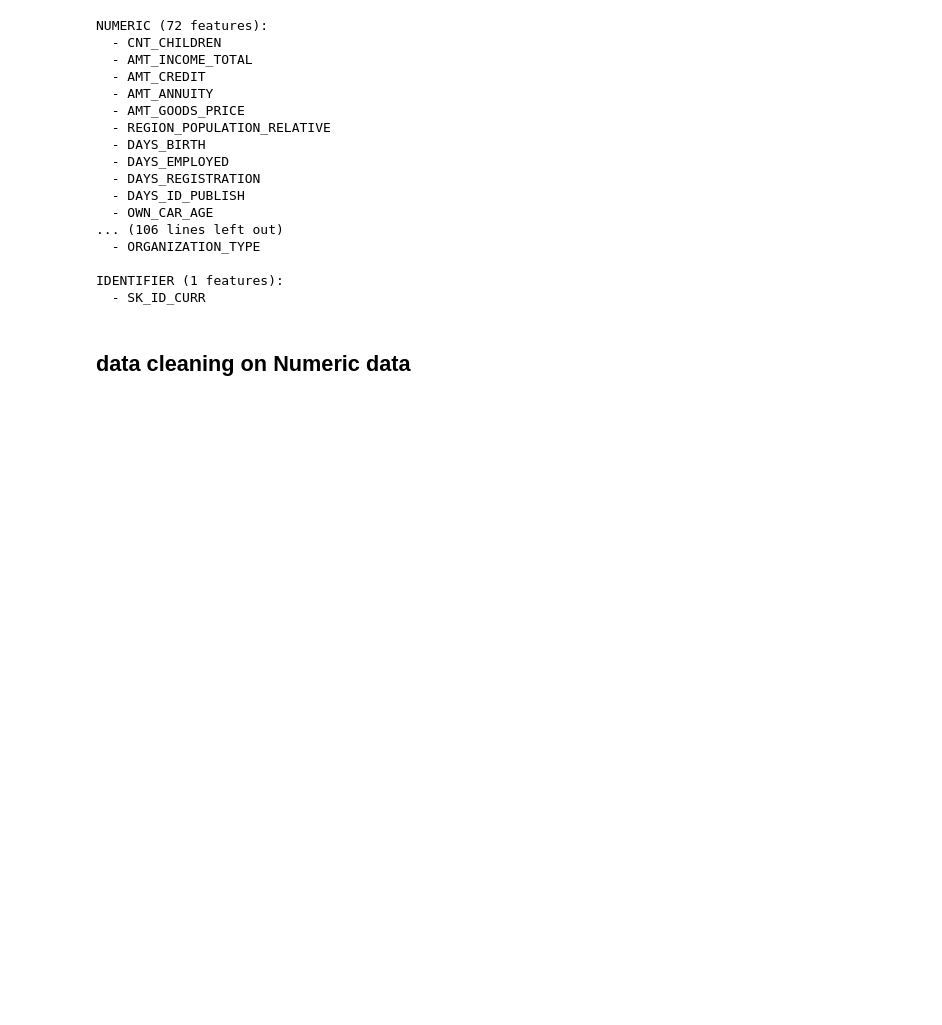
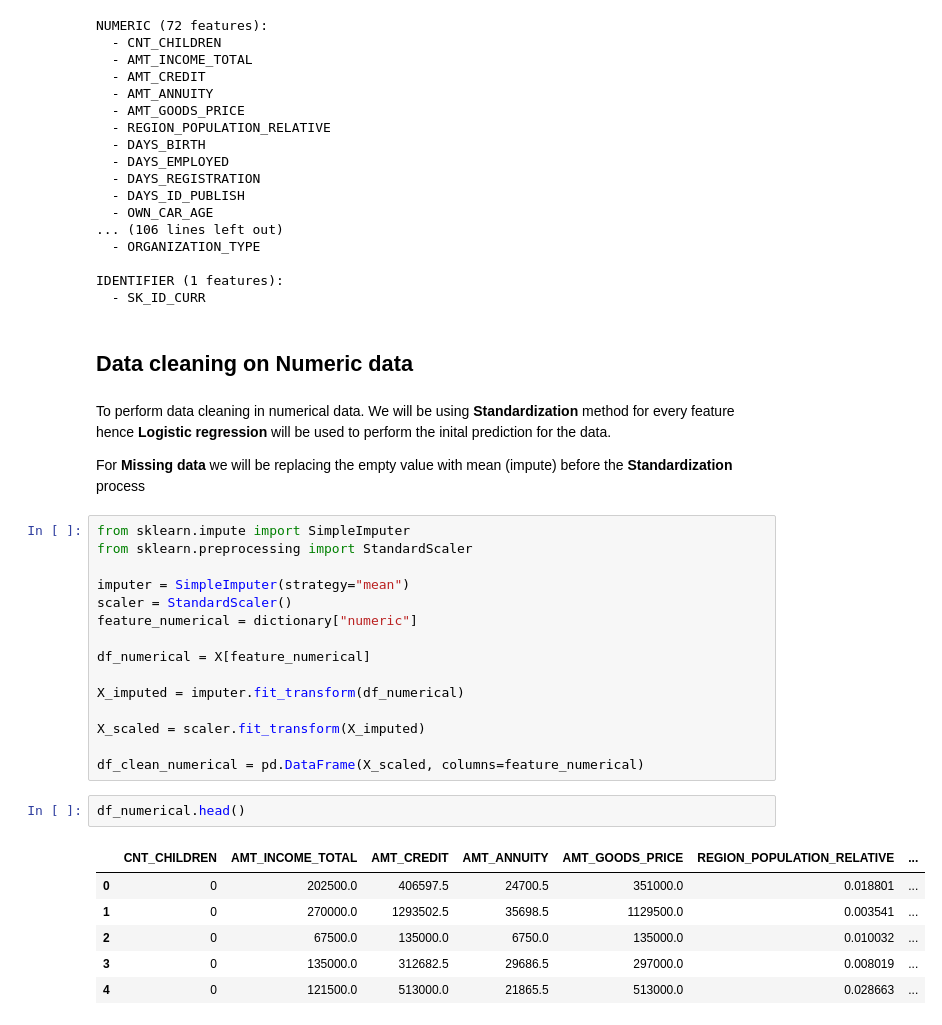
Before and after one commit to hhoow0093/IF441-B-MachineLearning-HomeCreditRisk-FinalProject, a Jupyter notebook: IF441-Machine-Learning-Project-Home-Credit-Risk-Final-Project.ipynb, the cells around one changed output. Cells and saved outputs as stored; diff of their text form; blank space fills up the shorter version.

Commit message:
clean dataframe features

```diff
--- a/IF441-Machine-Learning-Project-Home-Credit-Risk-Final-Project.ipynb
+++ b/IF441-Machine-Learning-Project-Home-Credit-Risk-Final-Project.ipynb
@@ -161,4 +161,32 @@ NUMERIC (72 features):
 IDENTIFIER (1 features):
   - SK_ID_CURR
 # %% [markdown]
-## data cleaning on Numeric data
+## Data cleaning on Numeric data
+# %% [markdown]
+To perform data cleaning in numerical data. We will be using **Standardization** method for every feature hence **Logistic regression** will be used to perform the inital prediction for the data.
+
+For **Missing data** we will be replacing the empty value with mean (impute) before the **Standardization** process
+# %%
+from sklearn.impute import SimpleImputer
+from sklearn.preprocessing import StandardScaler
+
+imputer = SimpleImputer(strategy="mean")
+scaler = StandardScaler()
+feature_numerical = dictionary["numeric"]
+
+df_numerical = X[feature_numerical]
+
+X_imputed = imputer.fit_transform(df_numerical)
+
+X_scaled = scaler.fit_transform(X_imputed)
+
+df_clean_numerical = pd.DataFrame(X_scaled, columns=feature_numerical)
+# %%
+df_numerical.head()
+# %% [output]
+|  | CNT_CHILDREN | AMT_INCOME_TOTAL | AMT_CREDIT | AMT_ANNUITY | AMT_GOODS_PRICE | REGION_POPULATION_RELATIVE | ... |
+| 0 | 0 | 202500.0 | 406597.5 | 24700.5 | 351000.0 | 0.018801 | ... |
+| 1 | 0 | 270000.0 | 1293502.5 | 35698.5 | 1129500.0 | 0.003541 | ... |
+| 2 | 0 | 67500.0 | 135000.0 | 6750.0 | 135000.0 | 0.010032 | ... |
+| 3 | 0 | 135000.0 | 312682.5 | 29686.5 | 297000.0 | 0.008019 | ... |
+| 4 | 0 | 121500.0 | 513000.0 | 21865.5 | 513000.0 | 0.028663 | ... |
```
Also changed, not shown: parts of 12 cells of this notebook.
